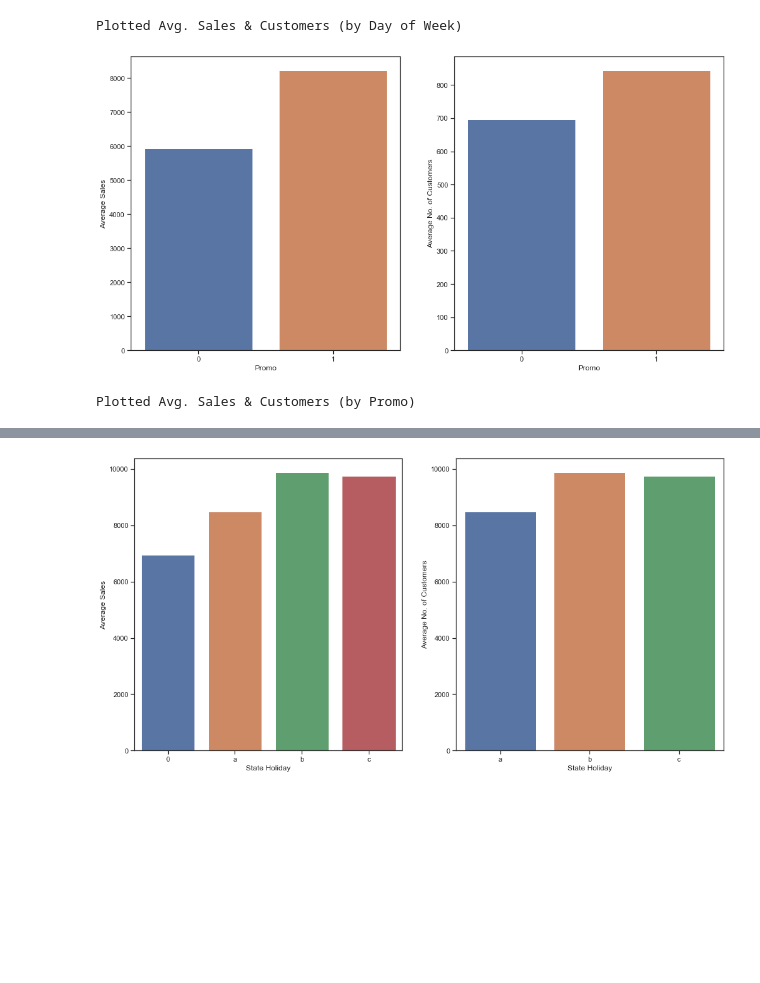
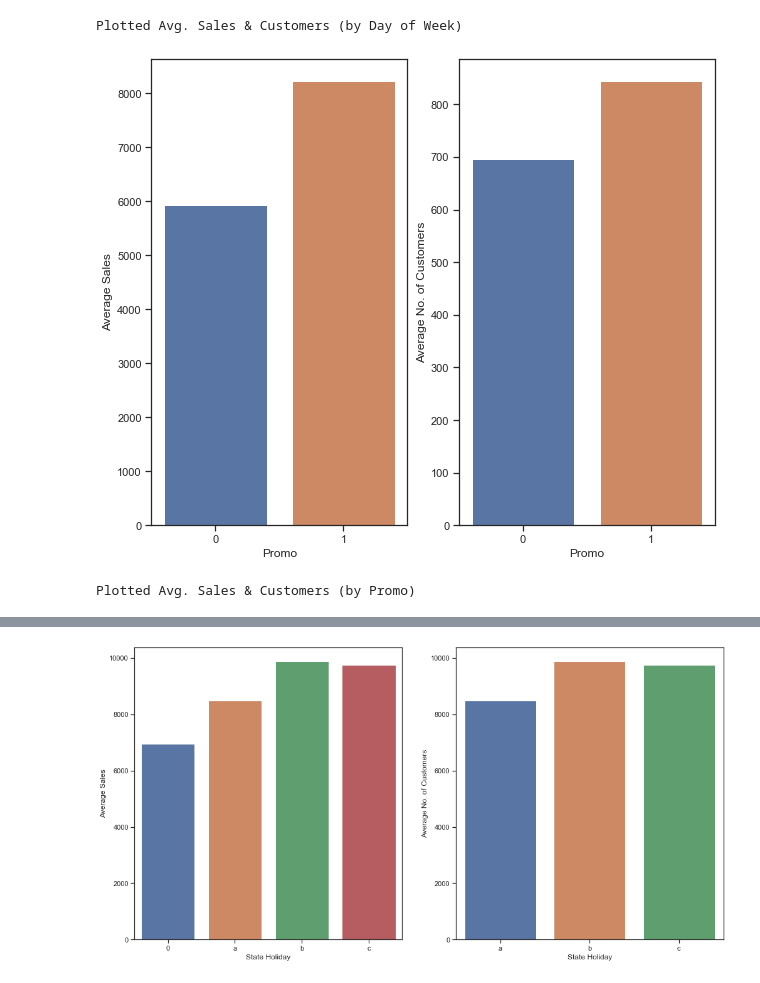
Before and after one commit to comsavvy/Rossman-Sales-Prediction, a Jupyter notebook: Rossman Sales Prediction.ipynb, the cells around one changed output, grey strips where cells are left out. Cells and saved outputs as stored; diff of their text form; code cells hidden in the pictures; blank space fills up the shorter version.

```diff
--- a/Rossman Sales Prediction.ipynb
+++ b/Rossman Sales Prediction.ipynb
@@ -11,9 +12,9 @@ import datetime as dt
 # %%
 # Import CSV Data into Pandas DataFrames
 
-training_df = pd.read_csv("train.csv")
-store_df = pd.read_csv("store.csv")
-test_df = pd.read_csv("test.csv")
+training_df = pd.read_csv("train.csv", low_memory= False)
+store_df = pd.read_csv("store.csv", low_memory= False)
+test_df = pd.read_csv("test.csv", low_memory= False)
 # %%
 #checking what datas information
 print(training_df.info())
@@ -190,4 +190,4 @@ plt.show()
 # %%
 # "StateHoliday" has values "0" & 0
-training_df["StateHoliday"].loc[training_df["StateHoliday"] == 0] = "0"
+training_df["StateHoliday"].replace(0, '0', inplace= False)
 # %% [output]
@@ -240,8 +241,9 @@ Name: Sales, dtype: int64
 # %%
 # Create "Year", "Month" & "DayOfMonth" columns
-training_df["Year"] = training_df["Date"].apply(lambda x: dt.datetime.strptime(x, "%Y-%m-%d").year)
-training_df["Month"] = training_df["Date"].apply(lambda x: dt.datetime.strptime(x, "%Y-%m-%d").month)
-training_df["DayOfMonth"] = training_df["Date"].apply(lambda x: dt.datetime.strptime(x, "%Y-%m-%d").day)
+training_df['Date']= pd.to_datetime(training_df['Date'], format= "%Y-%m-%d")
+training_df["Year"] = training_df["Date"].apply(lambda x: x.year)
+training_df["Month"] = training_df["Date"].apply(lambda x: x.month)
+training_df["DayOfMonth"] = training_df["Date"].apply(lambda x: x.day)
 # %%
 # adding sales per customer new variable
 training_df['SalePerCustomer'] = training_df['Sales']/training_df['Customers']
@@ -362,15 +364,15 @@ print("Plotted Avg. Sales & Customers (by Day of Week)")
 Plotted Avg. Sales & Customers (by Day of Week)
 # %%
 # Generate plots for Avg. Sales & Customers (by Promo)
-fig, (axis1, axis2) = plt.subplots(1, 2, figsize=(15, 8))
+fig, (axis1, axis2) = plt.subplots(1, 2, figsize=(9, 8))
 ax1 = sns.barplot(x="Promo", y="Sales", data=training_df, ax=axis1, ci=None)
 ax2 = sns.barplot(x="Promo", y="Customers", data=training_df, ax=axis2, ci=None)
 ax1.set(ylabel="Average Sales")
 ax2.set(ylabel="Average No. of Customers")
 plt.show()
 print("Plotted Avg. Sales & Customers (by Promo)")
 # %% [output]
-[figure, old version]
+[figure, new version]
 Plotted Avg. Sales & Customers (by Promo)
 # %%
 # Generate plot for No. of State Holidays
```
Also changed, not shown: parts of 39 cells of this notebook.
